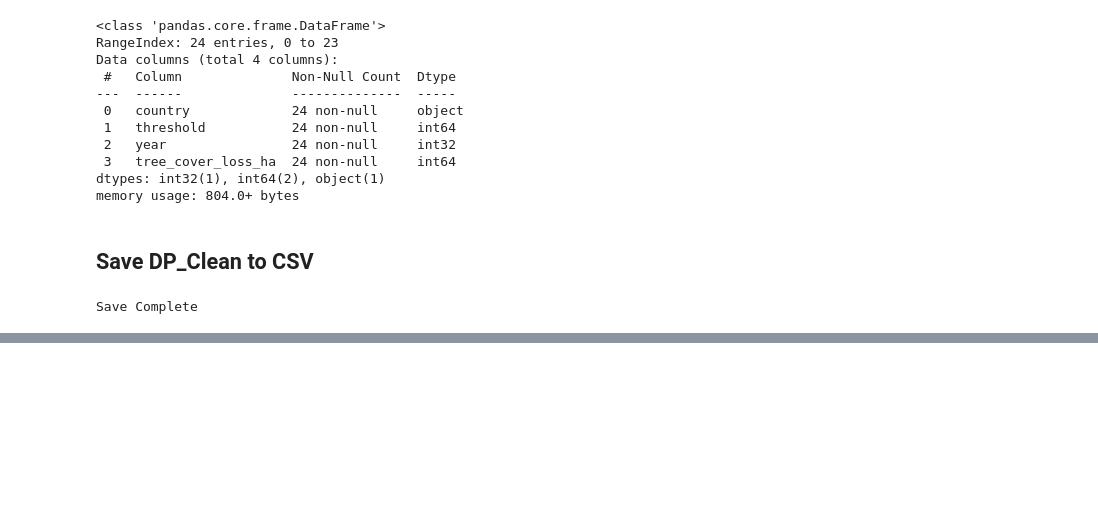
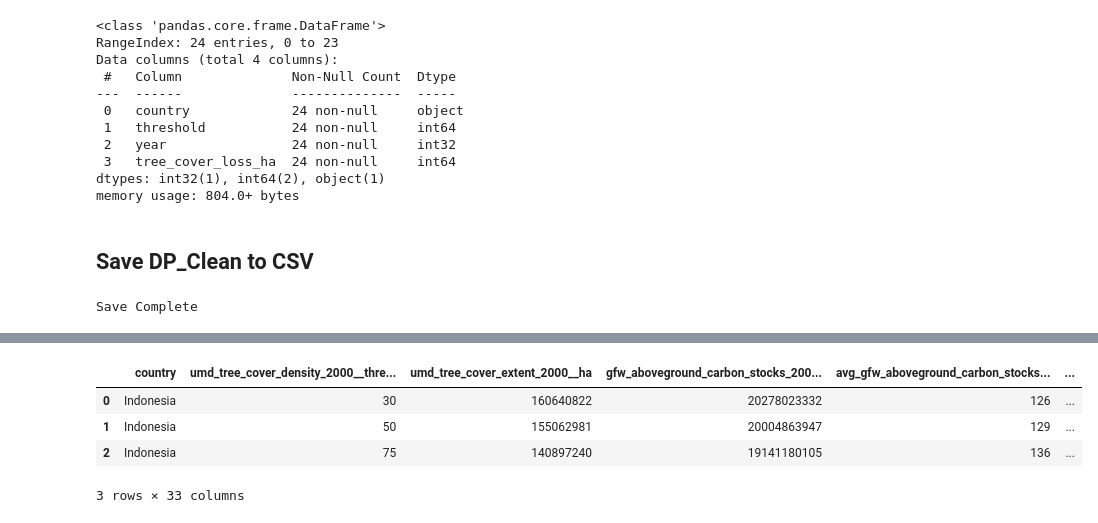
Before and after one commit to hanifahar29/indonesia-deforestation-wildfire-analysis, a Jupyter notebook: notebooks/forest_loss_data_cleaning.ipynb, the cells around one changed output, grey strips where cells are left out. Cells and saved outputs as stored; diff of their text form; code cells hidden in the pictures; blank space fills up the shorter version.

Commit message:
feat: add carbon gross emissions cleaning

```diff
--- a/notebooks/forest_loss_data_cleaning.ipynb
+++ b/notebooks/forest_loss_data_cleaning.ipynb
@@ -522,0 +525,6 @@ Save Complete
+# %%
+import pandas as pd
+
+dcc = pd.read_excel(r'C:\Users\hanif\Downloads\Data Analyst\Project\end-to-end\Indonesia Deforestation & Wildfire Analysis (2001–2024)\indonesia-deforestation-wildfire-analysis\data\raw\global_forest_watch\IDN.xlsx',
+                  sheet_name = 'Country carbon data')
+dcc.info()
@@ -522,0 +549,8 @@ Save Complete
+# %%
+dcc.head()
+# %% [output]
+|  | country | umd_tree_cover_density_2000__thre... | umd_tree_cover_extent_2000__ha | gfw_aboveground_carbon_stocks_200... | avg_gfw_aboveground_carbon_stocks... | ... |
+| 0 | Indonesia | 30 | 160640822 | 20278023332 | 126 | ... |
+| 1 | Indonesia | 50 | 155062981 | 20004863947 | 129 | ... |
+| 2 | Indonesia | 75 | 140897240 | 19141180105 | 136 | ... |
+3 rows × 33 columns
```
Also changed, not shown: parts of 14 cells of this notebook.
